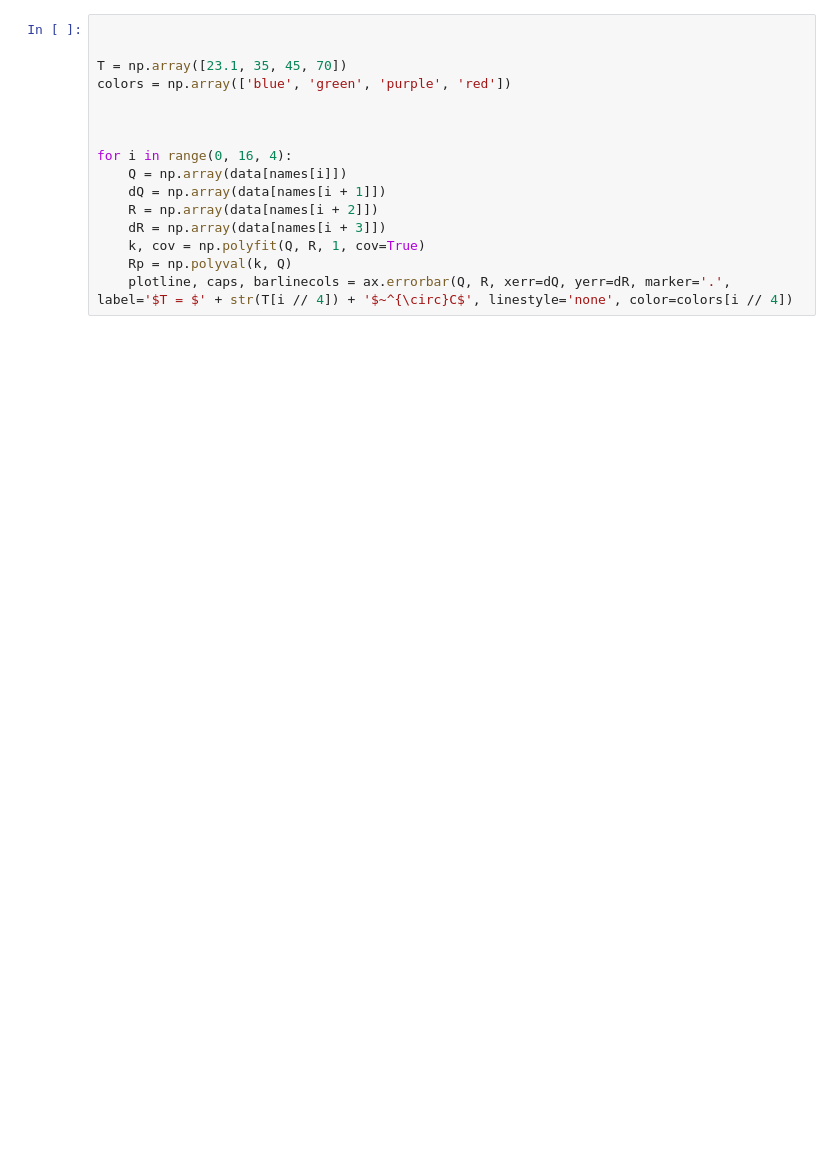
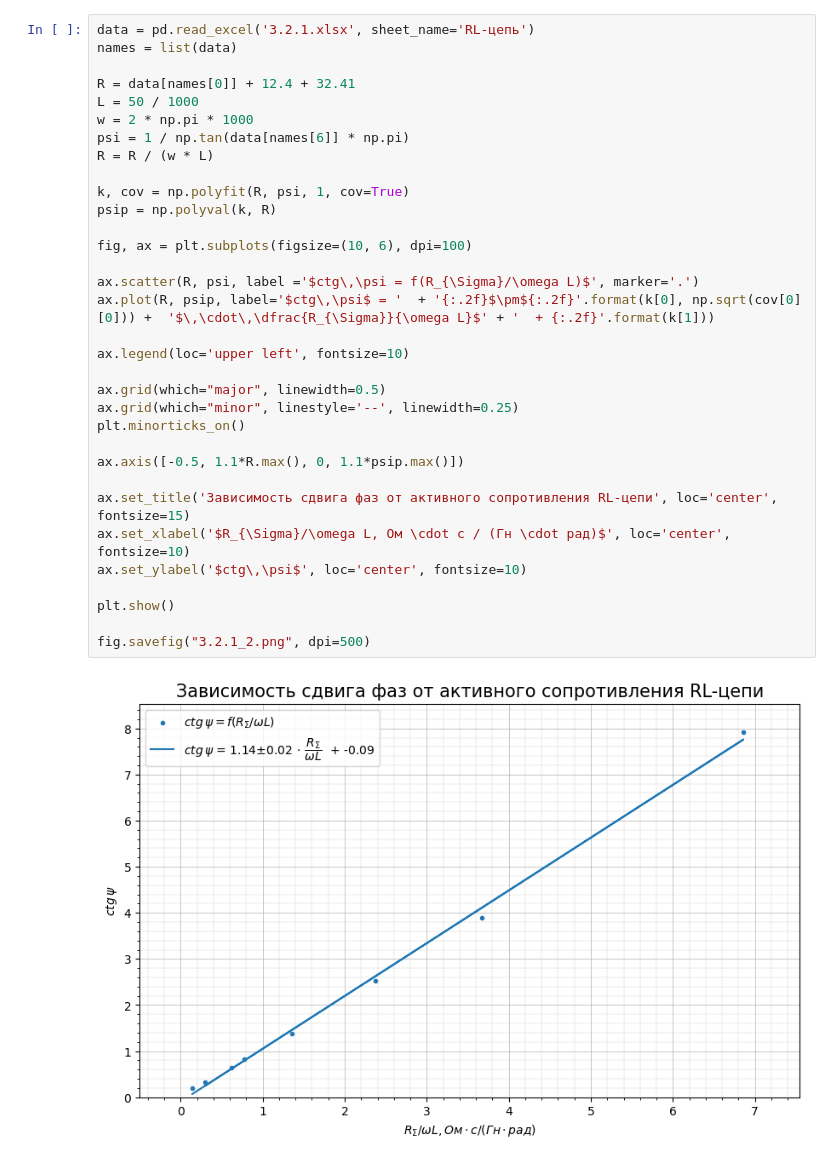
Before and after one commit to A1rsenij/Labs_physics, a Jupyter notebook: 3.2.1/3.2.1.ipynb, the cells around one changed output. Cells and saved outputs as stored; diff of their text form; blank space fills up the shorter version.

```diff
--- a/3.2.1/3.2.1.ipynb
+++ b/3.2.1/3.2.1.ipynb
@@ -42,16 +40,35 @@ plt.show()
-# %%
-
-
-T = np.array([23.1, 35, 45, 70])
-colors = np.array(['blue', 'green', 'purple', 'red'])
-
-
-
-for i in range(0, 16, 4):
-    Q = np.array(data[names[i]])
-    dQ = np.array(data[names[i + 1]])
-    R = np.array(data[names[i + 2]])
-    dR = np.array(data[names[i + 3]])
-    k, cov = np.polyfit(Q, R, 1, cov=True)
-    Rp = np.polyval(k, Q)
-    plotline, caps, barlinecols = ax.errorbar(Q, R, xerr=dQ, yerr=dR, marker='.', label='$T = $' + str(T[i // 4]) + '$~^{\circ}C$', linestyle='none', color=colors[i // 4])
+# %%
+data = pd.read_excel('3.2.1.xlsx', sheet_name='RL-цепь')
+names = list(data)
+
+R = data[names[0]] + 12.4 + 32.41
+L = 50 / 1000
+w = 2 * np.pi * 1000
+psi = 1 / np.tan(data[names[6]] * np.pi)
+R = R / (w * L)
+
+k, cov = np.polyfit(R, psi, 1, cov=True)
+psip = np.polyval(k, R)
+
+fig, ax = plt.subplots(figsize=(10, 6), dpi=100)
+
+ax.scatter(R, psi, label ='$ctg\,\psi = f(R_{\Sigma}/\omega L)$', marker='.')
+ax.plot(R, psip, label='$ctg\,\psi$ = '  + '{:.2f}$\pm${:.2f}'.format(k[0], np.sqrt(cov[0][0])) +  '$\,\cdot\,\dfrac{R_{\Sigma}}{\omega L}$' + '  + {:.2f}'.format(k[1]))
+
+ax.legend(loc='upper left', fontsize=10)
+
+ax.grid(which="major", linewidth=0.5)
+ax.grid(which="minor", linestyle='--', linewidth=0.25)
+plt.minorticks_on()
+
+ax.axis([-0.5, 1.1*R.max(), 0, 1.1*psip.max()])
+
+ax.set_title('Зависимость сдвига фаз от активного сопротивления RL-цепи', loc='center', fontsize=15)
+ax.set_xlabel('$R_{\Sigma}/\omega L, Ом \cdot с / (Гн \cdot рад)$', loc='center', fontsize=10)
+ax.set_ylabel('$ctg\,\psi$', loc='center', fontsize=10)
+
+plt.show()
+
+fig.savefig("3.2.1_2.png", dpi=500)
+# %% [output]
+[figure, added]
```
Also changed, not shown: parts of 2 cells of this notebook, 9 other files.
